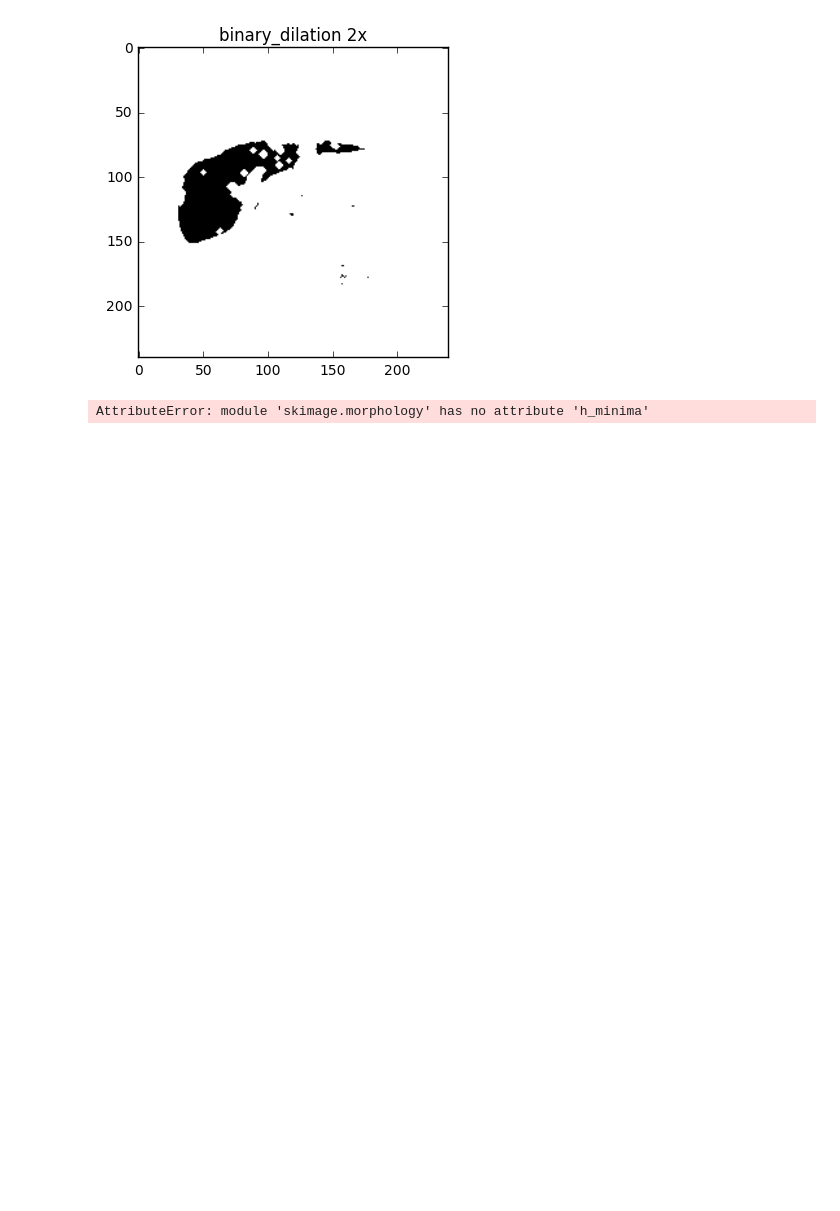
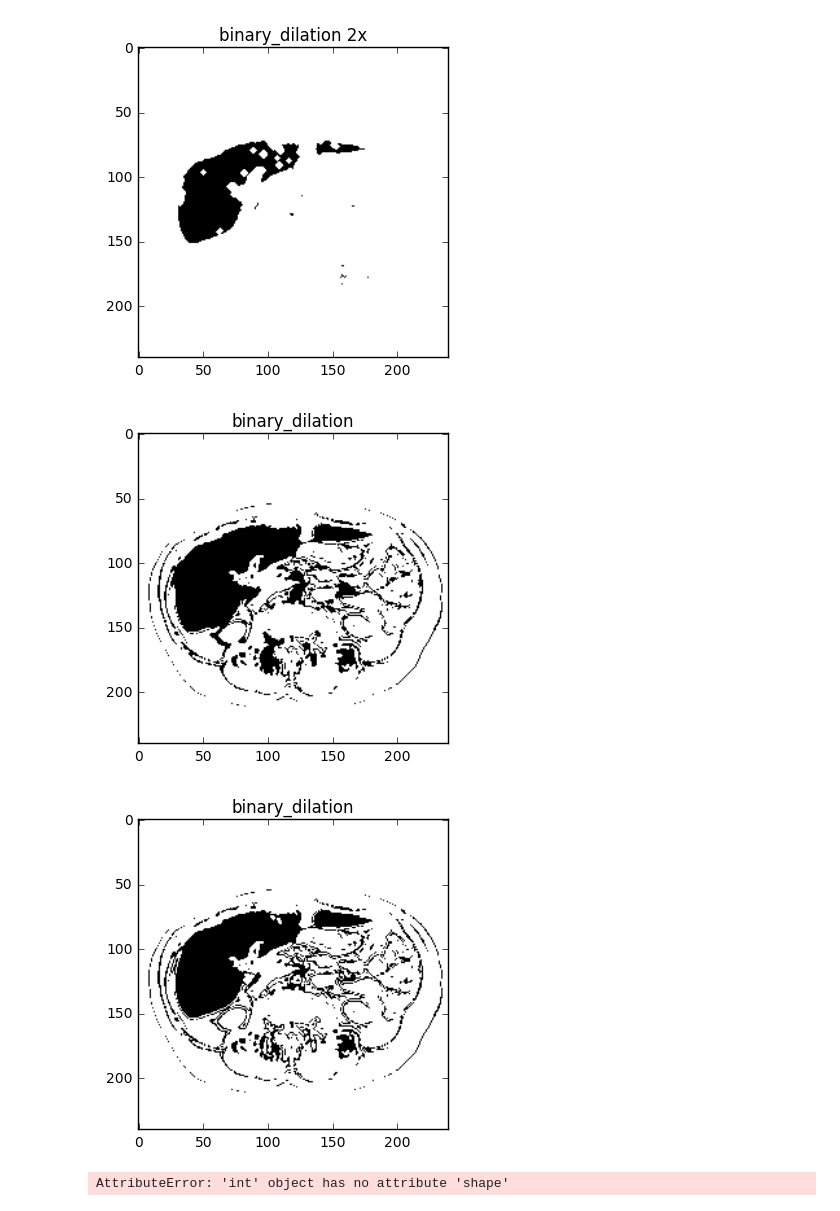
Before and after one commit to yuriajala/GREsimulations, a Jupyter notebook: Gabi/fuzzy system.ipynb, the cells around one changed output. Drawn from its saved outputs; the diff is of its cells as text; code cells hidden in the pictures; blank space fills up the shorter version.

```diff
--- a/Gabi/fuzzy system.ipynb
+++ b/Gabi/fuzzy system.ipynb
@@ -530,12 +530,26 @@ plt.show()
 # %% [output]
 [figure]
 [figure]
+# %%
+import skimage
+
+img12 = skimage.morphology.remove_small_objects(mask)
+plt.imshow(img12, cmap='gray')
+plt.title('binary_dilation')
+plt.show()
+
+img11 = skimage.morphology.remove_small_objects(mask, min_size=10, connectivity=mask.ndim)
+plt.imshow(img11, cmap='gray')
+plt.title('binary_dilation')
+plt.show()
+# %% [output]
+[figure, added]
+[figure, added]
 # %%
-import skimage
-
-img10 = skimage.morphology.h_minima(mask,0)
-plt.imshow(img10, cmap='gray')
-plt.title('binary_dilation')
+markers = 2
+img13 = skimage.morphology.watershed(mask, markers)
+plt.imshow(img13, cmap='gray')
+plt.title('water')
 plt.show()
 # %% [output]
-AttributeError: module 'skimage.morphology' has no attribute 'h_minima'
+AttributeError: 'int' object has no attribute 'shape'
```
